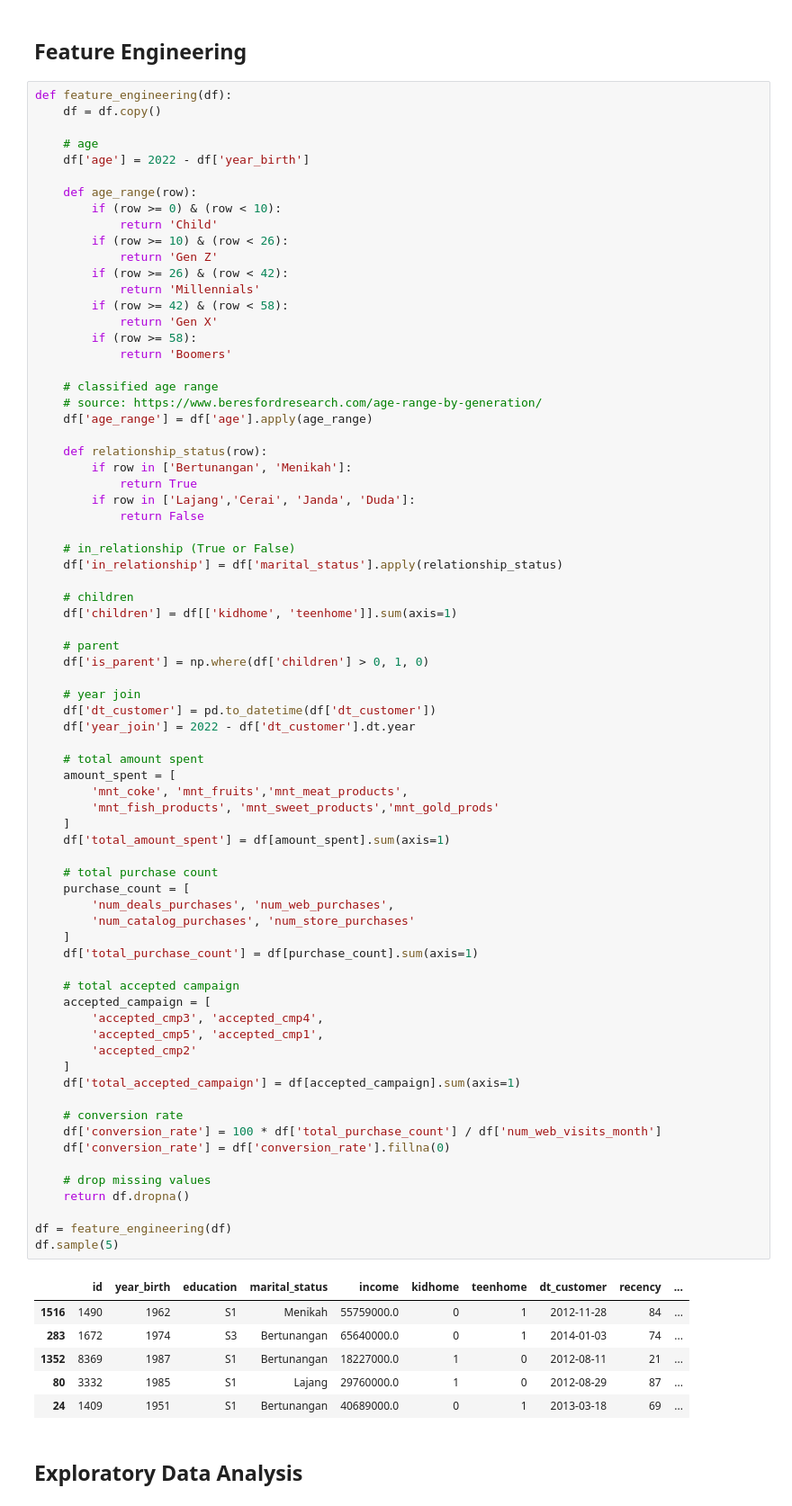
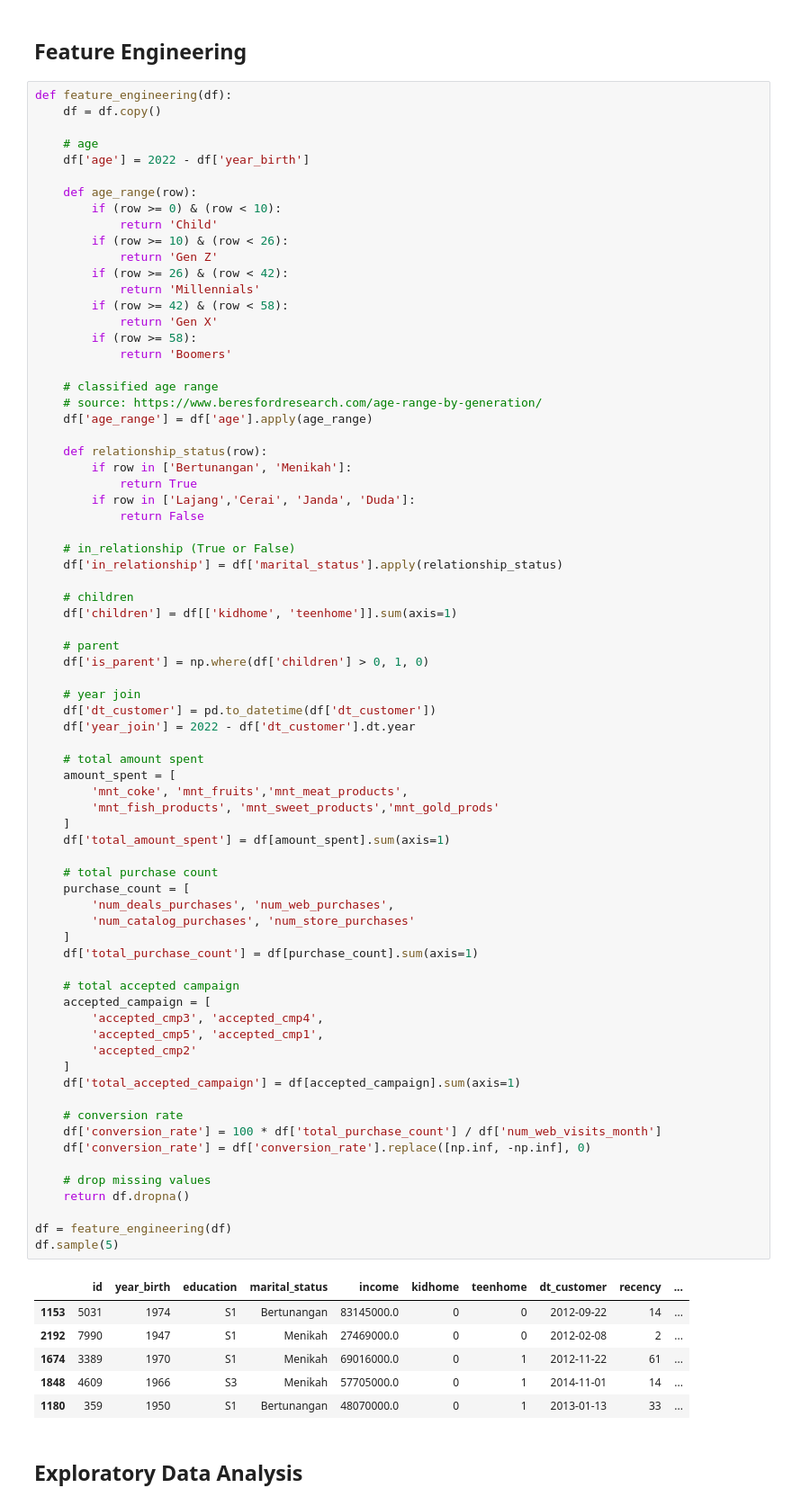
Before and after one commit to irfan-fadhlurrahman/marketing-performance-cust, a Jupyter notebook: notebook/Task_1.ipynb, the cells around one changed output. Shown at 90% size. Saved outputs shown, nothing was run; the diff lists cells and outputs as text.

```diff
--- a/notebook/Task_1.ipynb
+++ b/notebook/Task_1.ipynb
@@ -111,39 +131,39 @@ def feature_engineering(df):
         'mnt_coke', 'mnt_fruits','mnt_meat_products',
         'mnt_fish_products', 'mnt_sweet_products','mnt_gold_prods'
     ]
     df['total_amount_spent'] = df[amount_spent].sum(axis=1)
 
     # total purchase count
     purchase_count = [
         'num_deals_purchases', 'num_web_purchases',
         'num_catalog_purchases', 'num_store_purchases'
     ]
     df['total_purchase_count'] = df[purchase_count].sum(axis=1)
 
     # total accepted campaign
     accepted_campaign = [
         'accepted_cmp3', 'accepted_cmp4',
         'accepted_cmp5', 'accepted_cmp1',
         'accepted_cmp2'
     ]
     df['total_accepted_campaign'] = df[accepted_campaign].sum(axis=1)
 
     # conversion rate
     df['conversion_rate'] = 100 * df['total_purchase_count'] / df['num_web_visits_month']
-    df['conversion_rate'] = df['conversion_rate'].fillna(0)
+    df['conversion_rate'] = df['conversion_rate'].replace([np.inf, -np.inf], 0)
 
     # drop missing values
     return df.dropna()
 
 df = feature_engineering(df)
 df.sample(5)
 # %% [output]
 |  | id | year_birth | education | marital_status | income | kidhome | teenhome | dt_customer | recency | ... |
-| 1516 | 1490 | 1962 | S1 | Menikah | 55759000.0 | 0 | 1 | 2012-11-28 | 84 | ... |
-| 283 | 1672 | 1974 | S3 | Bertunangan | 65640000.0 | 0 | 1 | 2014-01-03 | 74 | ... |
-| 1352 | 8369 | 1987 | S1 | Bertunangan | 18227000.0 | 1 | 0 | 2012-08-11 | 21 | ... |
-| 80 | 3332 | 1985 | S1 | Lajang | 29760000.0 | 1 | 0 | 2012-08-29 | 87 | ... |
-| 24 | 1409 | 1951 | S1 | Bertunangan | 40689000.0 | 0 | 1 | 2013-03-18 | 69 | ... |
+| 1153 | 5031 | 1974 | S1 | Bertunangan | 83145000.0 | 0 | 0 | 2012-09-22 | 14 | ... |
+| 2192 | 7990 | 1947 | S1 | Menikah | 27469000.0 | 0 | 0 | 2012-02-08 | 2 | ... |
+| 1674 | 3389 | 1970 | S1 | Menikah | 69016000.0 | 0 | 1 | 2012-11-22 | 61 | ... |
+| 1848 | 4609 | 1966 | S3 | Menikah | 57705000.0 | 0 | 1 | 2014-11-01 | 14 | ... |
+| 1180 | 359 | 1950 | S1 | Bertunangan | 48070000.0 | 0 | 1 | 2013-01-13 | 33 | ... |
 # %% [markdown]
 ## Exploratory Data Analysis
 # %%
```
Also changed, not shown: parts of 61 cells of this notebook.
